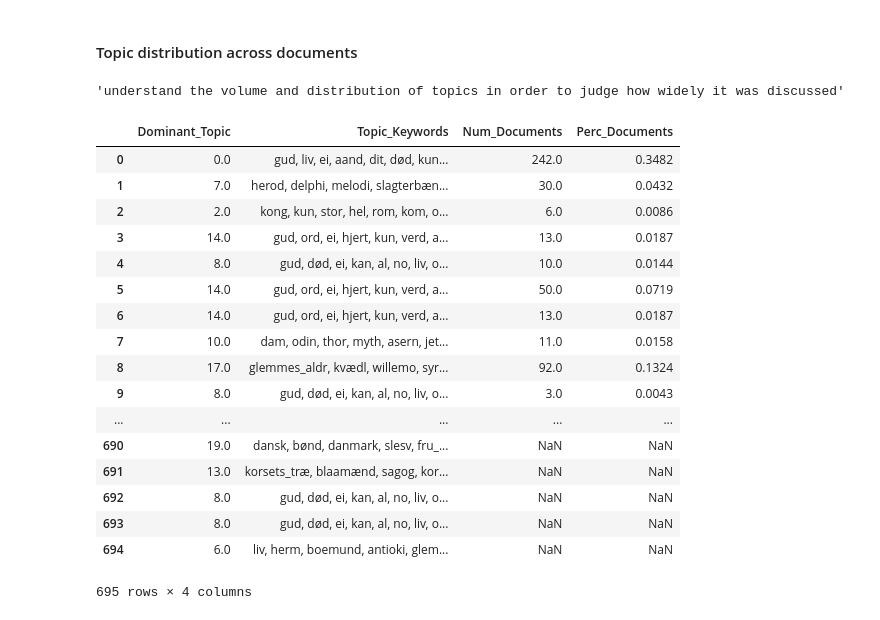
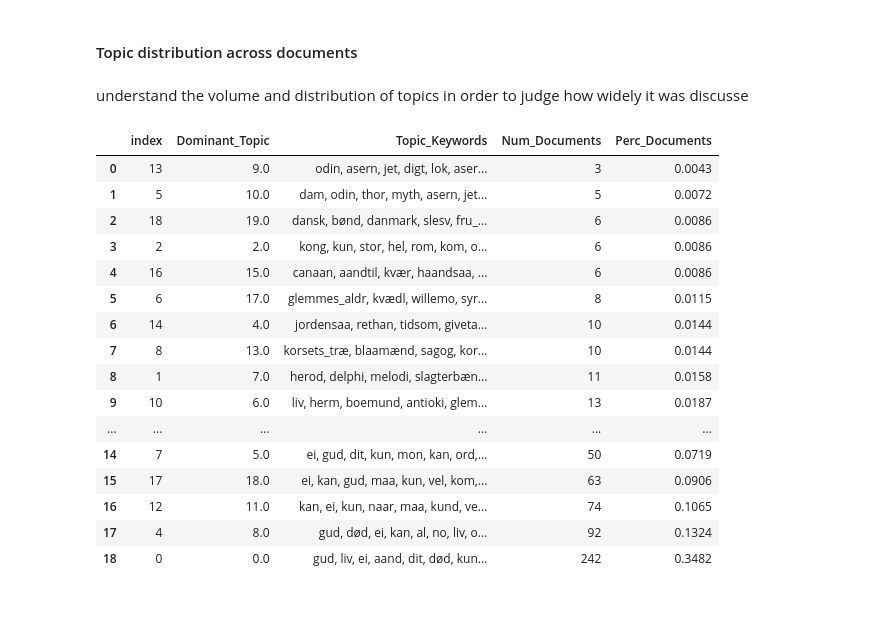
Before and after one commit to digitaltxtlab/CLEAR, a Jupyter notebook: notebook/Topic modelling.ipynb, the cells around one changed output. Drawn from its saved outputs; the diff is of its cells as text; code cells hidden in the pictures.

Commit message:
adding comments and visulizaiton to topic modelling notebook

```diff
--- a/notebook/Topic modelling.ipynb
+++ b/notebook/Topic modelling.ipynb
@@ -157,9 +161,8 @@ bigram_mod = gensim.models.phrases.Phraser(bigram)
 #trigram = gensim.models.Phrases(bigram[tokenized_content], threshold=100)
 #trigram_mod = gensim.models.phrases.Phraser(trigram)
 # %%
-def remove_stopwords(texts):
-    return [[word for word in simple_preprocess(str(doc)) if word not in stop_words] for doc in texts]
 def make_bigrams(texts):
+    """this function will use our model to find the bigram in each sentence"""
     return [bigram_mod[doc] for doc in texts]
 #def make_trigrams(texts):
 #    return [trigram_mod[bigram_mod[doc]] for doc in texts]
@@ -347,43 +393,43 @@ sent_topics_sorteddf_mallet.head()
 # %% [markdown]
 #### Topic distribution across documents
-# %%
-"""understand the volume and distribution of topics in order to judge how widely it was discussed"""
-# %% [output]
-'understand the volume and distribution of topics in order to judge how widely it was discussed'
+# %% [markdown]
+understand the volume and distribution of topics in order to judge how widely it was discusse
 # %%
 # Number of Documents for Each Topic
 topic_counts = df_topic_sents_keywords['Dominant_Topic'].value_counts()
 
 # Percentage of Documents for Each Topic
 topic_contribution = round(topic_counts/topic_counts.sum(), 4)
 
 # Topic Number and Keywords
 topic_num_keywords = df_topic_sents_keywords[['Dominant_Topic', 'Topic_Keywords']]
+topic_num_keywords= topic_num_keywords.drop_duplicates(subset=['Dominant_Topic', 'Topic_Keywords'])
 
-# Concatenate Column wise
-df_dominant_topics = pd.concat([topic_num_keywords, topic_counts, topic_contribution], axis=1)
-
-# Change Column names
-df_dominant_topics.columns = ['Dominant_Topic', 'Topic_Keywords', 'Num_Documents', 'Perc_Documents']
+#Merge the quitity into a single table by topic number
+temp = pd.DataFrame(topic_counts).reset_index()
+temp.columns = ['Dominant_Topic','Num_Documents']
+temp2 = pd.DataFrame(topic_contribution).reset_index()
+temp2.columns = ['Dominant_Topic','Perc_Documents']
+temp3 = pd.merge(topic_num_keywords, temp, on="Dominant_Topic")
+df_dominant_topics=pd.merge(temp3, temp2, on="Dominant_Topic")
 
 # Show
-df_dominant_topics
+df_dominant_topics.sort_values(by=['Perc_Documents']).reset_index()
 # %% [output]
-|  | Dominant_Topic | Topic_Keywords | Num_Documents | Perc_Documents |
-| 0 | 0.0 | gud, liv, ei, aand, dit, død, kun... | 242.0 | 0.3482 |
-| 1 | 7.0 | herod, delphi, melodi, slagterbæn... | 30.0 | 0.0432 |
-| 2 | 2.0 | kong, kun, stor, hel, rom, kom, o... | 6.0 | 0.0086 |
-| 3 | 14.0 | gud, ord, ei, hjert, kun, verd, a... | 13.0 | 0.0187 |
-| 4 | 8.0 | gud, død, ei, kan, al, no, liv, o... | 10.0 | 0.0144 |
-| 5 | 14.0 | gud, ord, ei, hjert, kun, verd, a... | 50.0 | 0.0719 |
-| 6 | 14.0 | gud, ord, ei, hjert, kun, verd, a... | 13.0 | 0.0187 |
-| 7 | 10.0 | dam, odin, thor, myth, asern, jet... | 11.0 | 0.0158 |
-| 8 | 17.0 | glemmes_aldr, kvædl, willemo, syr... | 92.0 | 0.1324 |
-| 9 | 8.0 | gud, død, ei, kan, al, no, liv, o... | 3.0 | 0.0043 |
-| ... | ... | ... | ... | ... |
-| 690 | 19.0 | dansk, bønd, danmark, slesv, fru_... | NaN | NaN |
-| 691 | 13.0 | korsets_træ, blaamænd, sagog, kor... | NaN | NaN |
-| 692 | 8.0 | gud, død, ei, kan, al, no, liv, o... | NaN | NaN |
-| 693 | 8.0 | gud, død, ei, kan, al, no, liv, o... | NaN | NaN |
-| 694 | 6.0 | liv, herm, boemund, antioki, glem... | NaN | NaN |
+|  | index | Dominant_Topic | Topic_Keywords | Num_Documents | Perc_Documents |
+| 0 | 13 | 9.0 | odin, asern, jet, digt, lok, aser... | 3 | 0.0043 |
+| 1 | 5 | 10.0 | dam, odin, thor, myth, asern, jet... | 5 | 0.0072 |
+| 2 | 18 | 19.0 | dansk, bønd, danmark, slesv, fru_... | 6 | 0.0086 |
+| 3 | 2 | 2.0 | kong, kun, stor, hel, rom, kom, o... | 6 | 0.0086 |
+| 4 | 16 | 15.0 | canaan, aandtil, kvær, haandsaa, ... | 6 | 0.0086 |
+| 5 | 6 | 17.0 | glemmes_aldr, kvædl, willemo, syr... | 8 | 0.0115 |
+| 6 | 14 | 4.0 | jordensaa, rethan, tidsom, giveta... | 10 | 0.0144 |
+| 7 | 8 | 13.0 | korsets_træ, blaamænd, sagog, kor... | 10 | 0.0144 |
+| 8 | 1 | 7.0 | herod, delphi, melodi, slagterbæn... | 11 | 0.0158 |
+| 9 | 10 | 6.0 | liv, herm, boemund, antioki, glem... | 13 | 0.0187 |
+| ... | ... | ... | ... | ... | ... |
+| 14 | 7 | 5.0 | ei, gud, dit, kun, mon, kan, ord,... | 50 | 0.0719 |
+| 15 | 17 | 18.0 | ei, kan, gud, maa, kun, vel, kom,... | 63 | 0.0906 |
+| 16 | 12 | 11.0 | kan, ei, kun, naar, maa, kund, ve... | 74 | 0.1065 |
+| 17 | 4 | 8.0 | gud, død, ei, kan, al, no, liv, o... | 92 | 0.1324 |
+| 18 | 0 | 0.0 | gud, liv, ei, aand, dit, død, kun... | 242 | 0.3482 |
-695 rows × 4 columns
```
Also changed, not shown: parts of 22 cells of this notebook, 2 other files.
